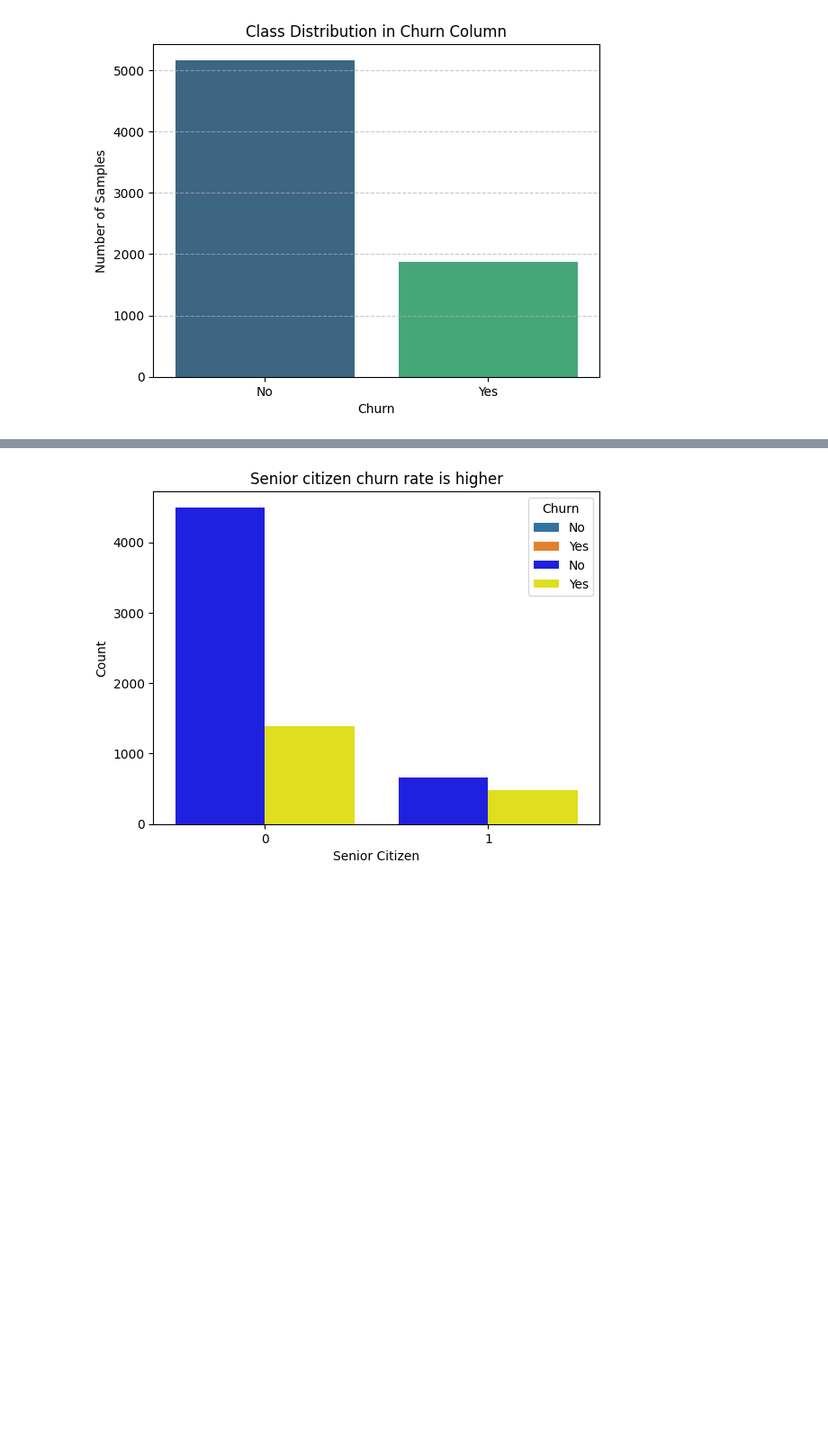
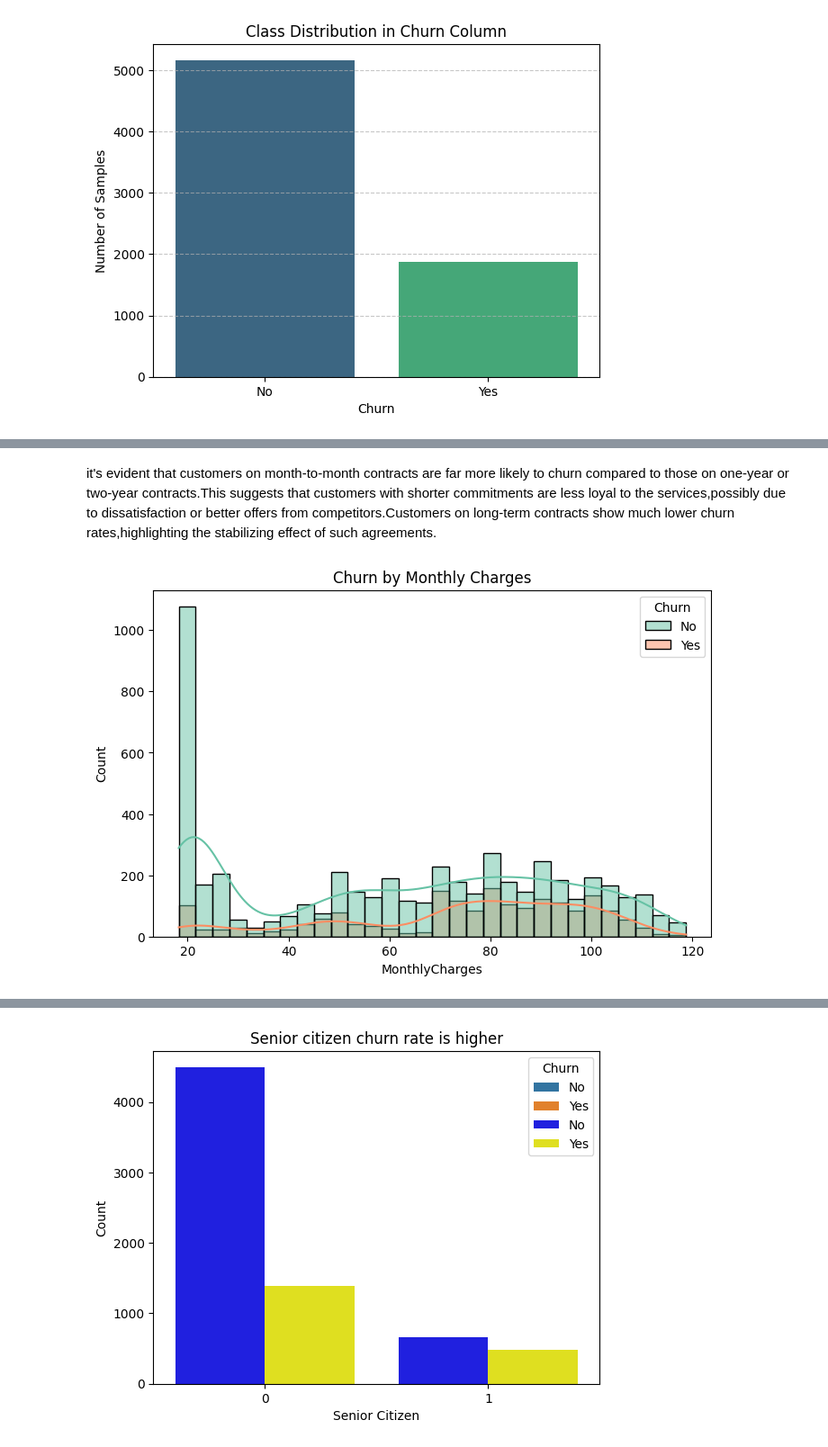
Before and after one commit to Sonushaji2002/Churn-prediction, a Jupyter notebook: Churn.ipynb, the cells around one changed output, grey strips where cells are left out. Shown at 90% size. Cells and saved outputs as stored; diff of their text form; code cells hidden in the pictures; blank space fills up the shorter version.

```diff
--- a/Churn.ipynb
+++ b/Churn.ipynb
@@ -149,0 +146,9 @@ plt.show()
+# %% [markdown]
+ it's evident that customers on month-to-month contracts are far more likely to churn compared to those on one-year or two-year contracts.This suggests that customers with shorter commitments are less loyal to the services,possibly due to dissatisfaction or better offers from competitors.Customers on long-term contracts show much lower churn rates,highlighting the stabilizing effect of such agreements.
+# %%
+plt.figure(figsize=(8, 5))
+sns.histplot(data=df, x='MonthlyCharges', hue='Churn', bins=30, kde=True, palette='Set2')
+plt.title('Churn by Monthly Charges')
+plt.show()
+# %% [output]
+[figure, added]
```
Also changed, not shown: parts of 22 cells of this notebook.
